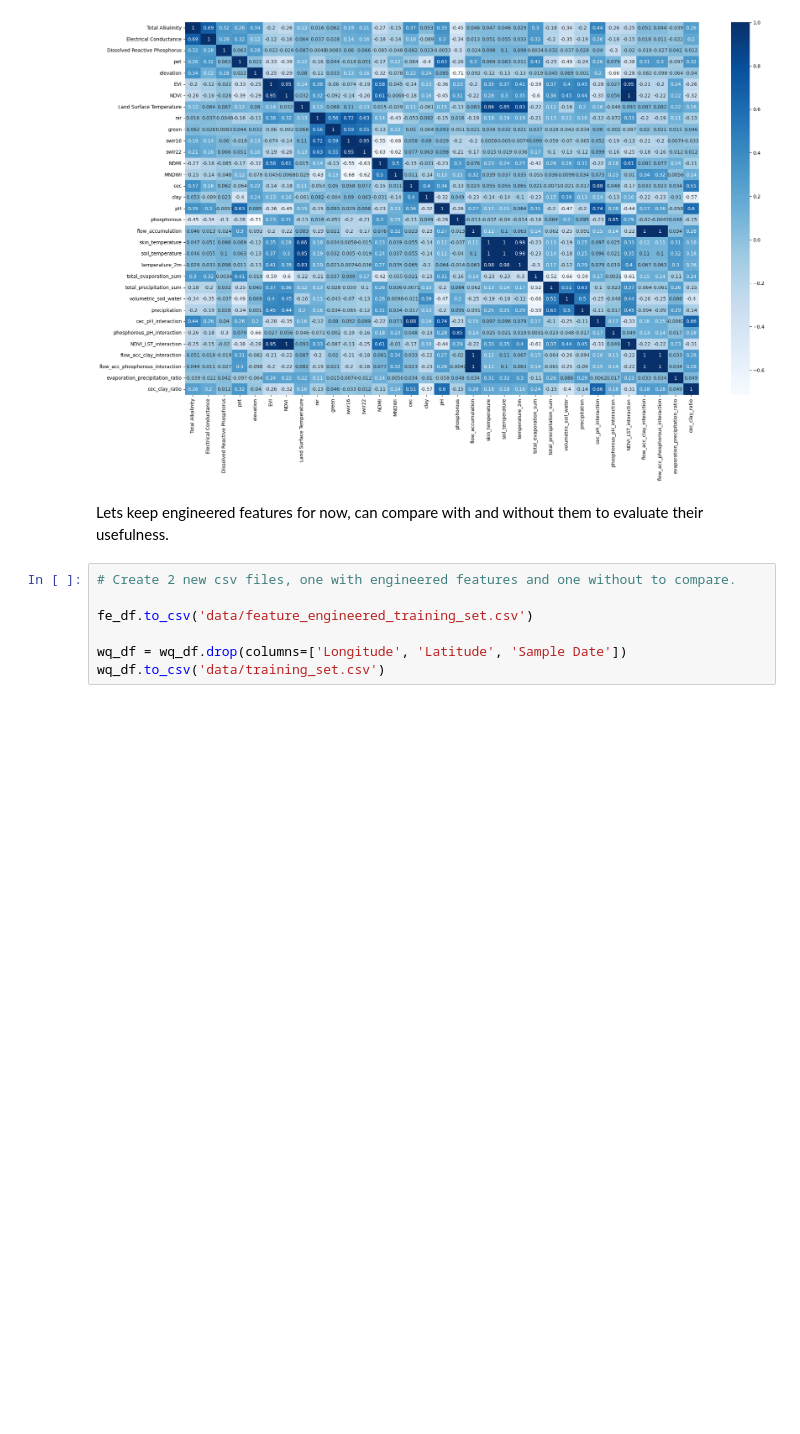
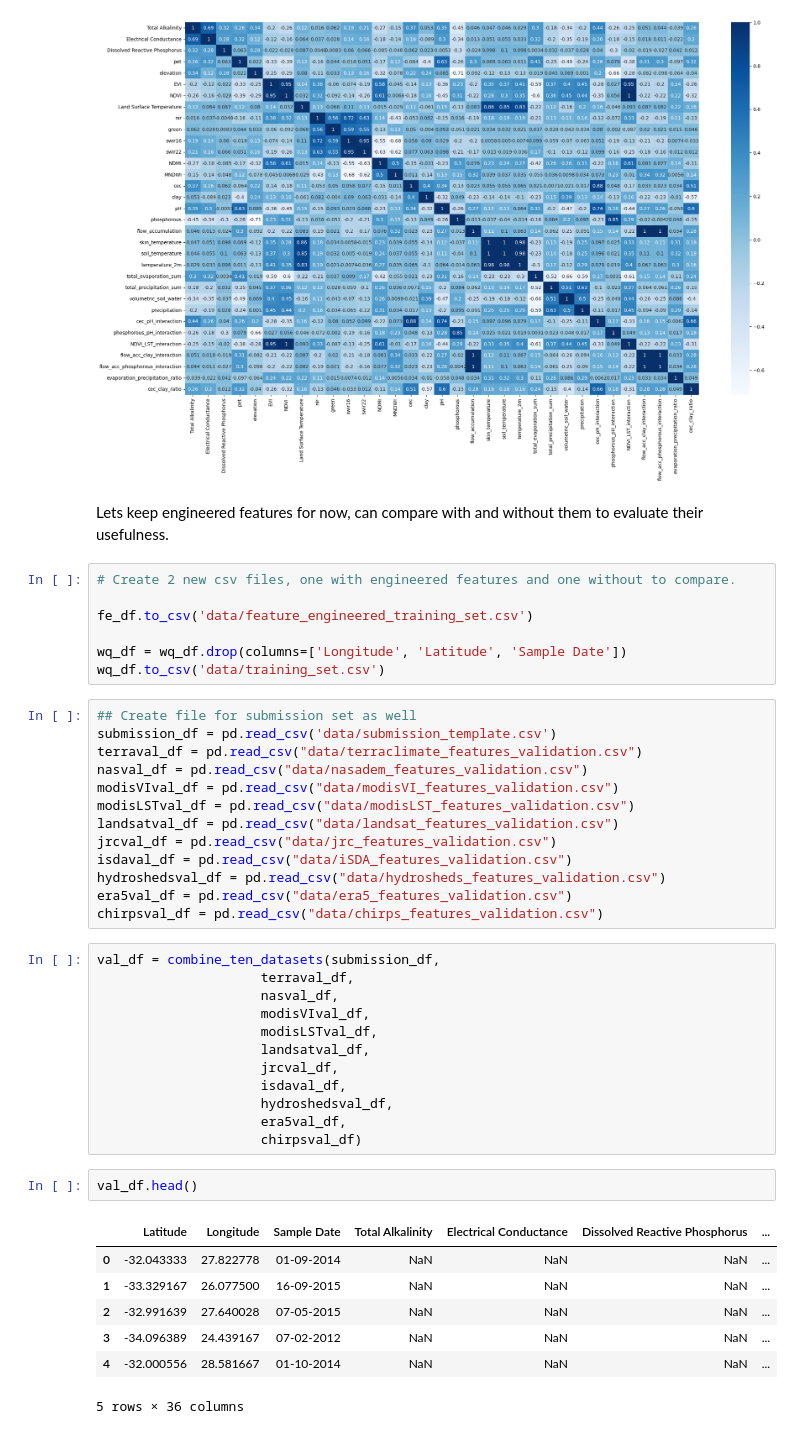
Before and after one commit to rohan-projects01/EY-AI-And-Data-Challenge, a Jupyter notebook: eda.ipynb, the cells around one changed output. Cells and saved outputs as stored; diff of their text form; blank space fills up the shorter version.

Commit message:
updated eda notebook to create csv file for submission set as well

```diff
--- a/eda.ipynb
+++ b/eda.ipynb
@@ -332,3 +332,38 @@ fe_df.to_csv('data/feature_engineered_training_set.csv')
 
 wq_df = wq_df.drop(columns=['Longitude', 'Latitude', 'Sample Date'])
 wq_df.to_csv('data/training_set.csv')
+# %%
+## Create file for submission set as well
+submission_df = pd.read_csv('data/submission_template.csv')
+terraval_df = pd.read_csv("data/terraclimate_features_validation.csv")
+nasval_df = pd.read_csv("data/nasadem_features_validation.csv")
+modisVIval_df = pd.read_csv("data/modisVI_features_validation.csv")
+modisLSTval_df = pd.read_csv("data/modisLST_features_validation.csv")
+landsatval_df = pd.read_csv("data/landsat_features_validation.csv")
+jrcval_df = pd.read_csv("data/jrc_features_validation.csv")
+isdaval_df = pd.read_csv("data/iSDA_features_validation.csv")
+hydroshedsval_df = pd.read_csv("data/hydrosheds_features_validation.csv")
+era5val_df = pd.read_csv("data/era5_features_validation.csv")
+chirpsval_df = pd.read_csv("data/chirps_features_validation.csv")
+# %%
+val_df = combine_ten_datasets(submission_df,
+                     terraval_df,
+                     nasval_df,
+                     modisVIval_df,
+                     modisLSTval_df,
+                     landsatval_df,
+                     jrcval_df,
+                     isdaval_df,
+                     hydroshedsval_df,
+                     era5val_df,
+                     chirpsval_df)
+# %%
+val_df.head()
+# %% [output]
+|  | Latitude | Longitude | Sample Date | Total Alkalinity | Electrical Conductance | Dissolved Reactive Phosphorus | ... |
+| 0 | -32.043333 | 27.822778 | 01-09-2014 | NaN | NaN | NaN | ... |
+| 1 | -33.329167 | 26.077500 | 16-09-2015 | NaN | NaN | NaN | ... |
+| 2 | -32.991639 | 27.640028 | 07-05-2015 | NaN | NaN | NaN | ... |
+| 3 | -34.096389 | 24.439167 | 07-02-2012 | NaN | NaN | NaN | ... |
+| 4 | -32.000556 | 28.581667 | 01-10-2014 | NaN | NaN | NaN | ... |
+5 rows × 36 columns
```
Also changed, not shown: parts of 7 cells of this notebook, 1 other file.
